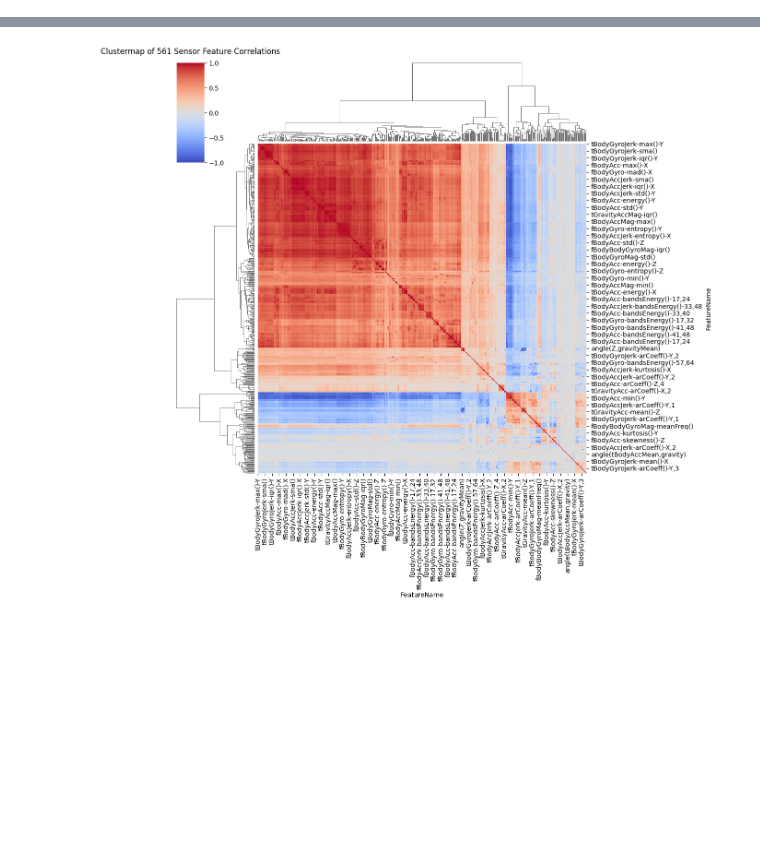
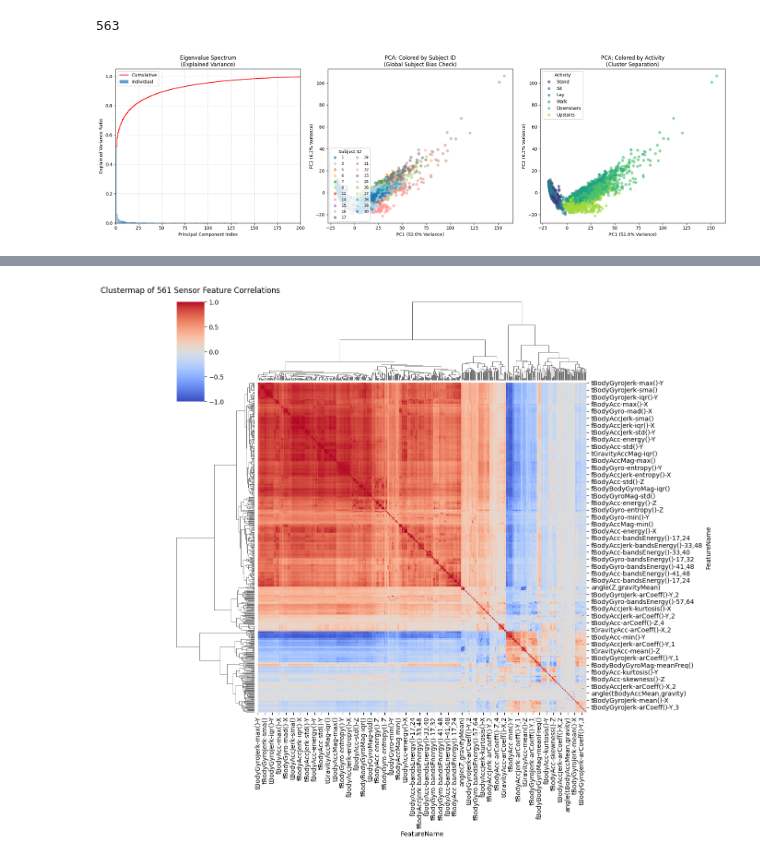
Before and after one commit to lorenz-k/FML-Activity-Classification, a Jupyter notebook: notebooks/data_exploration.ipynb, the cells around one changed output, grey strips where cells are left out. Saved outputs shown, nothing was run; the diff lists cells and outputs as text; code cells hidden in the pictures; blank space fills up the shorter version.

```diff
--- a/notebooks/data_exploration.ipynb
+++ b/notebooks/data_exploration.ipynb
@@ -52,0 +91,4 @@ X_train
+# %%
+X_train.shape[1]
+# %% [output]
+563
@@ -52,0 +121,65 @@ X_train
+# %%
+import matplotlib.pyplot as plt
+import seaborn as sns
+
+# Set up a 3-panel figure layout (1 row, 3 columns)
+fig, axes = plt.subplots(1, 3, figsize=(20, 6))
+
+# -----------------------------------------------------------------------------
+# Panel 1: Eigenvalue Spectrum (Scree Plot)
+# -----------------------------------------------------------------------------
+# Quantify the variance explained by each principal component
+exp_var = pca.explained_variance_ratio_
+
+axes[0].bar(range(1, len(exp_var) + 1), exp_var, alpha=0.7, align='center', label='Individual')
+axes[0].step(range(1, len(exp_var) + 1), exp_var.cumsum(), where='mid', label='Cumulative', color='red')
+axes[0].set_title('Eigenvalue Spectrum\n(Explained Variance)')
+axes[0].set_xlabel('Principal Component Index')
+axes[0].set_ylabel('Explained Variance Ratio')
+# Limit x-axis to show the most important components (adjust as needed)
+axes[0].set_xlim(0, 200)
+axes[0].legend(loc='best')
+axes[0].grid(True, linestyle='--', alpha=0.5)
+
+# -----------------------------------------------------------------------------
+# Panel 2: PCA Colored by Subject ID
+# -----------------------------------------------------------------------------
+sns.scatterplot(
+    data=pca_df,
+    x='PC1',
+    y='PC2',
+    hue='SubjectID',
+    palette='tab20',
+    alpha=0.6,
+    edgecolor=None,
+    ax=axes[1] # Directs plot to the second panel
+)
+axes[1].set_title('PCA: Colored by Subject ID\n(Global Subject Bias Check)')
+axes[1].set_xlabel(f'PC1 ({exp_var[0]:.1%} Variance)')
+axes[1].set_ylabel(f'PC2 ({exp_var[1]:.1%} Variance)')
+# Keep the subject legend tight since there are many subjects
+axes[1].legend(title='Subject ID', loc='lower left', ncol=2, fontsize='small')
+
+# -----------------------------------------------------------------------------
+# Panel 3: PCA Colored by Activity
+# -----------------------------------------------------------------------------
+sns.scatterplot(
+    data=pca_df,
+    x='PC1',
+    y='PC2',
+    hue='Activity', # Make sure 'Activity' matches the column name in pca_df
+    palette='viridis',
+    alpha=0.6,
+    edgecolor=None,
+    ax=axes[2] # Directs plot to the third panel
+)
+axes[2].set_title('PCA: Colored by Activity\n(Cluster Separation)')
+axes[2].set_xlabel(f'PC1 ({exp_var[0]:.1%} Variance)')
+axes[2].set_ylabel(f'PC2 ({exp_var[1]:.1%} Variance)')
+axes[2].legend(title='Activity', loc='best')
+
+# Final formatting adjustments
+plt.tight_layout()
+plt.show()
+# %% [output]
+[figure, added]
```
Also changed, not shown: parts of 9 cells of this notebook, 2 other files.
